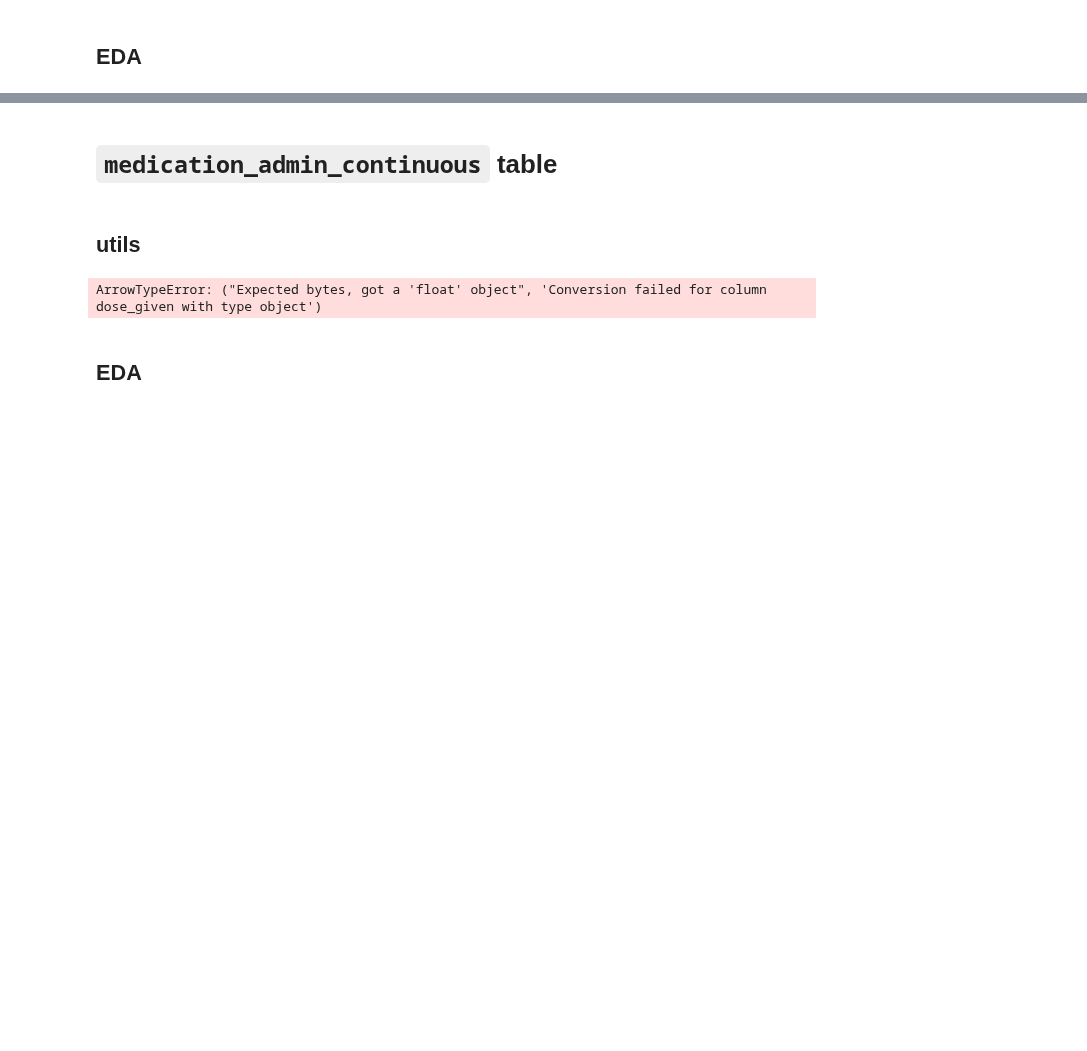
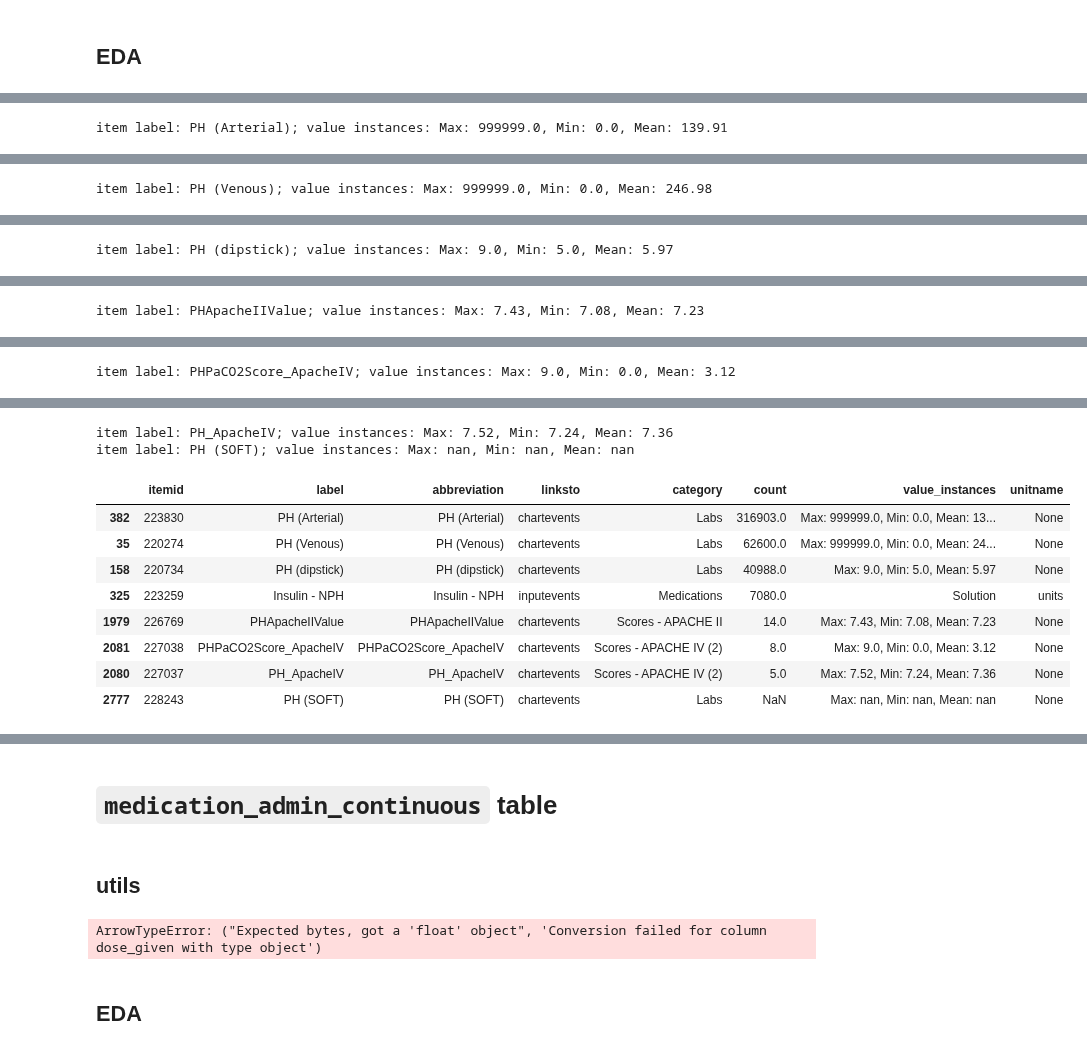
Before and after one commit to oldsandiaz/mimicclif, a Jupyter notebook: code/mimic-to-clif.ipynb, the cells around one changed output, grey strips where cells are left out. Cells and saved outputs as stored; diff of their text form; code cells hidden in the pictures; blank space fills up the shorter version.

```diff
--- a/code/mimic-to-clif.ipynb
+++ b/code/mimic-to-clif.ipynb
@@ -1665,0 +1603,3 @@ ph_table
+# %%
+ItemFinder("PH", case_sensitive=True, for_labs=True).candidate_table
+# %% [output]
@@ -1665,0 +1612 @@ ph_table
+item label: PH (Arterial); value instances: Max: 999999.0, Min: 0.0, Mean: 139.91
@@ -1665,0 +1615 @@ ph_table
+item label: PH (Venous); value instances: Max: 999999.0, Min: 0.0, Mean: 246.98
@@ -1665,0 +1620 @@ ph_table
+item label: PH (dipstick); value instances: Max: 9.0, Min: 5.0, Mean: 5.97
@@ -1665,0 +1623 @@ ph_table
+item label: PHApacheIIValue; value instances: Max: 7.43, Min: 7.08, Mean: 7.23
@@ -1665,0 +1626 @@ ph_table
+item label: PHPaCO2Score_ApacheIV; value instances: Max: 9.0, Min: 0.0, Mean: 3.12
@@ -1665,0 +1629,11 @@ ph_table
+item label: PH_ApacheIV; value instances: Max: 7.52, Min: 7.24, Mean: 7.36
+item label: PH (SOFT); value instances: Max: nan, Min: nan, Mean: nan
+|  | itemid | label | abbreviation | linksto | category | count | value_instances | unitname |
+| 382 | 223830 | PH (Arterial) | PH (Arterial) | chartevents | Labs | 316903.0 | Max: 999999.0, Min: 0.0, Mean: 13... | None |
+| 35 | 220274 | PH (Venous) | PH (Venous) | chartevents | Labs | 62600.0 | Max: 999999.0, Min: 0.0, Mean: 24... | None |
+| 158 | 220734 | PH (dipstick) | PH (dipstick) | chartevents | Labs | 40988.0 | Max: 9.0, Min: 5.0, Mean: 5.97 | None |
+| 325 | 223259 | Insulin - NPH | Insulin - NPH | inputevents | Medications | 7080.0 | Solution | units |
+| 1979 | 226769 | PHApacheIIValue | PHApacheIIValue | chartevents | Scores - APACHE II | 14.0 | Max: 7.43, Min: 7.08, Mean: 7.23 | None |
+| 2081 | 227038 | PHPaCO2Score_ApacheIV | PHPaCO2Score_ApacheIV | chartevents | Scores - APACHE IV (2) | 8.0 | Max: 9.0, Min: 0.0, Mean: 3.12 | None |
+| 2080 | 227037 | PH_ApacheIV | PH_ApacheIV | chartevents | Scores - APACHE IV (2) | 5.0 | Max: 7.52, Min: 7.24, Mean: 7.36 | None |
+| 2777 | 228243 | PH (SOFT) | PH (SOFT) | chartevents | Labs | NaN | Max: nan, Min: nan, Mean: nan | None |
```
Also changed, not shown: parts of 22 cells of this notebook.
